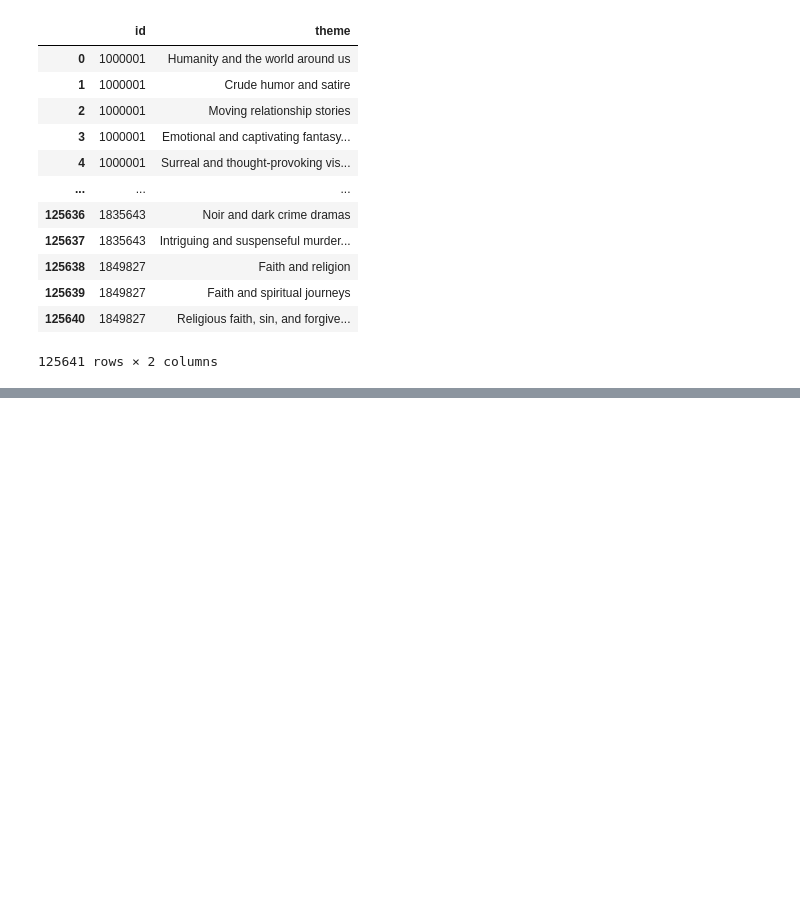
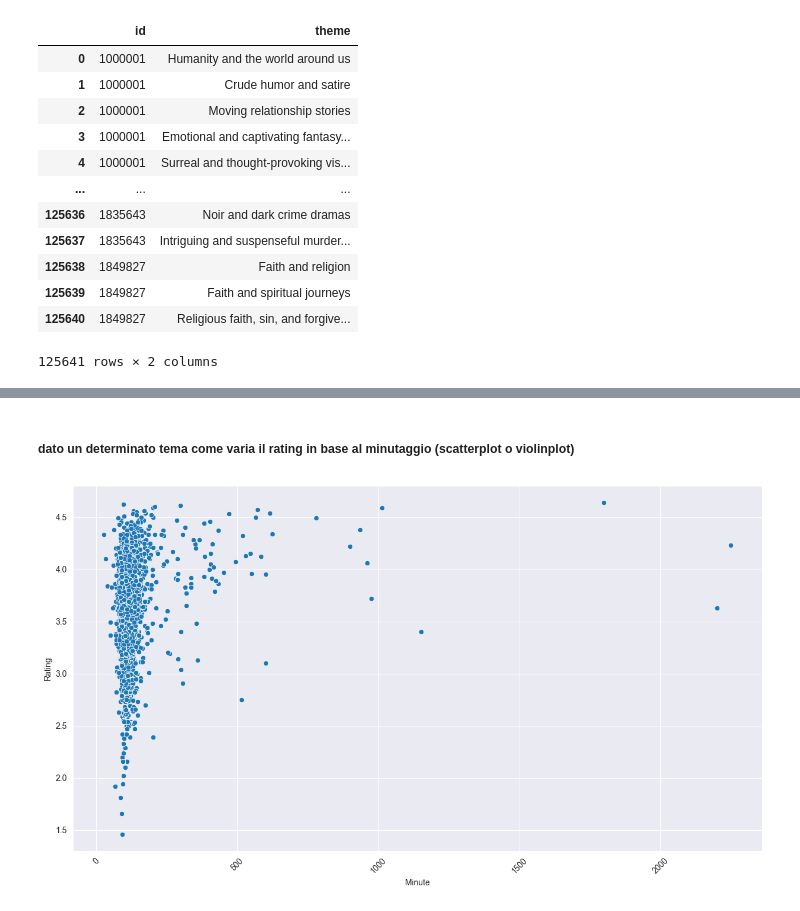
Before and after one commit to DominikGani/Domenico-Ganino-Progetto-IUM-2025, a Jupyter notebook: Main.ipynb, the cells around one changed output, grey strips where cells are left out. Cells and saved outputs as stored; diff of their text form; code cells hidden in the pictures; blank space fills up the shorter version.

```diff
--- a/Main.ipynb
+++ b/Main.ipynb
@@ -675,0 +803,12 @@ themes_df
+# %% [markdown]
+##### dato un determinato tema come varia il rating in base al minutaggio (scatterplot o violinplot)
+# %%
+best_theme_rating = movies_w_themes[movies_w_themes["theme"] == best_theme.theme]
+plt.figure(figsize = (15, 8))
+ax = sns.scatterplot(data = best_theme_rating, x = "minute", y = "rating")
+plt.xlabel("Minute")
+plt.ylabel("Rating")
+plt.xticks(rotation = 45)
+plt.show()
+# %% [output]
+[figure, added]
```
Also changed, not shown: parts of 43 cells of this notebook.
